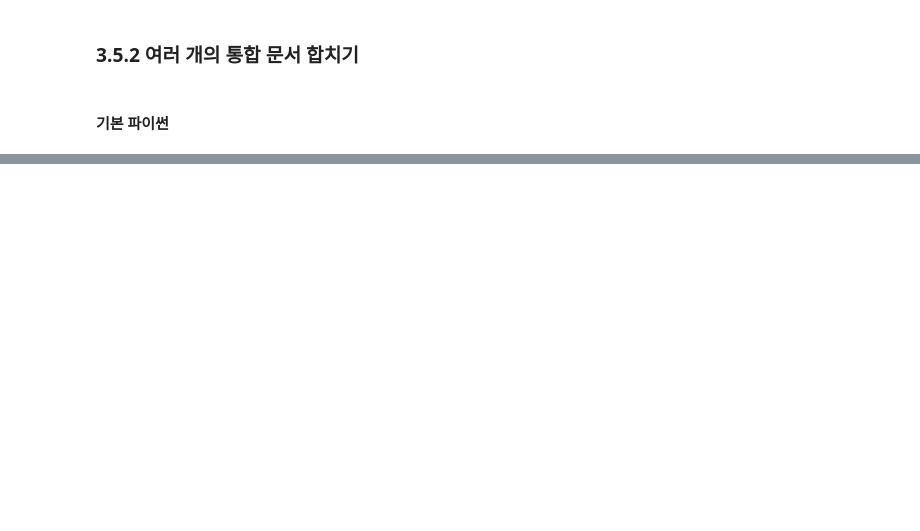
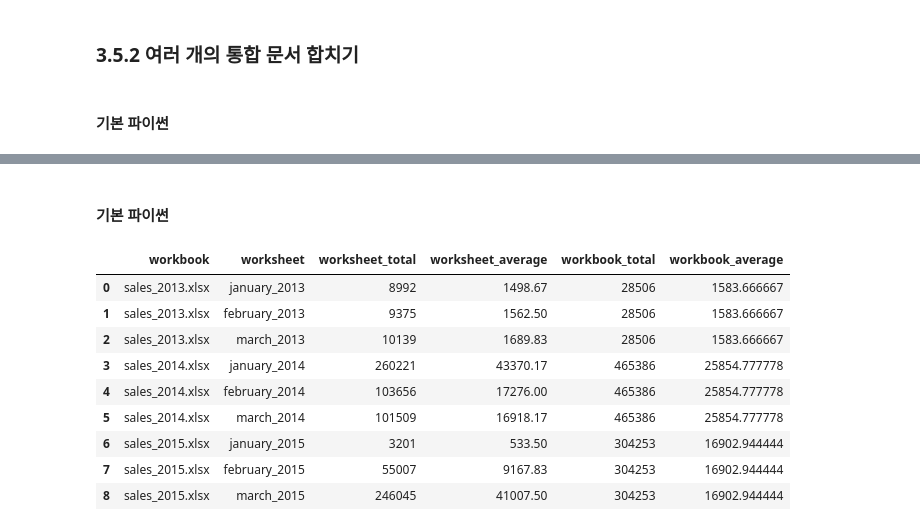
Before and after one commit to no-use-rami/analytics-with-python, a Jupyter notebook: 3장/3.4~3.6.ipynb, the cells around one changed output, grey strips where cells are left out. Saved outputs shown, nothing was run; the diff lists cells and outputs as text; code cells hidden in the pictures; blank space fills up the shorter version.

```diff
--- a/3장/3.4~3.6.ipynb
+++ b/3장/3.4~3.6.ipynb
@@ -214,0 +277,80 @@ sales_2015.xlsx
+# %% [markdown]
+#### 기본 파이썬
+# %%
+import glob
+import os
+from datetime import date
+from xlrd import open_workbook, xldate_as_tuple
+from xlwt import Workbook
+
+input_folder = "./"
+output_file = "13output.xls"
+
+output_workbook = Workbook()
+output_worksheet = output_workbook.add_sheet('sums_and_averages')
+
+all_data = []
+sales_column_index = 3
+
+header = ['workbook', 'worksheet', 'worksheet_total', 'worksheet_average', 'workbook_total', 'workbook_average']
+all_data.append(header)
+
+for input_file in glob.glob(os.path.join(input_path, '*.xlsx')):
+    with open_workbook(input_file) as workbook:
+        list_of_totals = []
+        list_of_numbers = []
+        workbook_output = []
+
+        for worksheet in workbook.sheets():
+            total_sales = 0
+            number_of_sales = 0
+            worksheet_list = []
+            worksheet_list.append(os.path.basename(input_file))
+            worksheet_list.append(worksheet.name)
+            #print(worksheet_list) # worksheet_list에는 파일 이름과 시트 이름이 들어간다
+
+            for row_index in range(1, worksheet.nrows):
+                try:
+                    total_sales += float(str(worksheet.cell_value (row_index, sales_column_index)).strip('$').replace(',',''))
+                    number_of_sales += 1. #이 마침표는 뭘까
+                except:
+                    total_sales += 0.
+                    number_of_sales += 0.
+                # try-except 구문
+                # 결과가 유효한 값만 계산한다
+
+            average_sales = '%.2f' % (total_sales / number_of_sales)
+            worksheet_list.append(total_sales)
+            worksheet_list.append(float(average_sales))
+            list_of_totals.append(total_sales)
+            list_of_numbers.append(float(number_of_sales))
+            workbook_output.append(worksheet_list)
+        workbook_total = sum(list_of_totals)
+        workbook_average = sum(list_of_totals)/sum(list_of_numbers)
+
+        for list_element in workbook_output:
+            list_element.append(workbook_total)
+            list_element.append(workbook_average)
+        all_data.extend(workbook_output)
+        #append와 extend의 차이점
+        #append는 리스트를 그대로 추가하고, extend는 리스트의 각 element를 추가한다
+        #print(all_data)
+
+for list_index, output_list in enumerate(all_data):
+    for element_index, element in enumerate(output_list):
+        output_worksheet.write(list_index, element_index, element)
+
+output_workbook.save(output_file)
+
+pd.read_excel("13output.xls")
+# %% [output]
+|  | workbook | worksheet | worksheet_total | worksheet_average | workbook_total | workbook_average |
+| 0 | sales_2013.xlsx | january_2013 | 8992 | 1498.67 | 28506 | 1583.666667 |
+| 1 | sales_2013.xlsx | february_2013 | 9375 | 1562.50 | 28506 | 1583.666667 |
+| 2 | sales_2013.xlsx | march_2013 | 10139 | 1689.83 | 28506 | 1583.666667 |
+| 3 | sales_2014.xlsx | january_2014 | 260221 | 43370.17 | 465386 | 25854.777778 |
+| 4 | sales_2014.xlsx | february_2014 | 103656 | 17276.00 | 465386 | 25854.777778 |
+| 5 | sales_2014.xlsx | march_2014 | 101509 | 16918.17 | 465386 | 25854.777778 |
+| 6 | sales_2015.xlsx | january_2015 | 3201 | 533.50 | 304253 | 16902.944444 |
+| 7 | sales_2015.xlsx | february_2015 | 55007 | 9167.83 | 304253 | 16902.944444 |
+| 8 | sales_2015.xlsx | march_2015 | 246045 | 41007.50 | 304253 | 16902.944444 |
```
Also changed, not shown: parts of 12 cells of this notebook.
